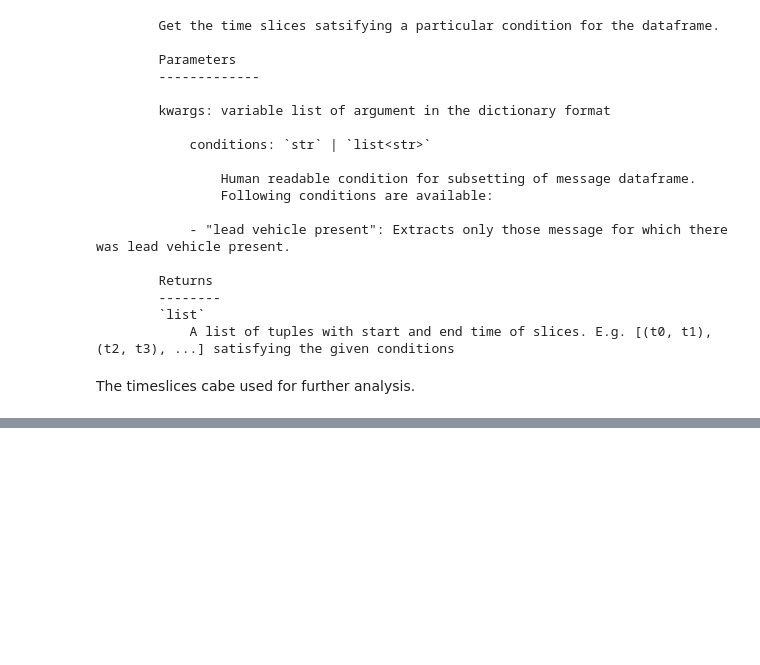
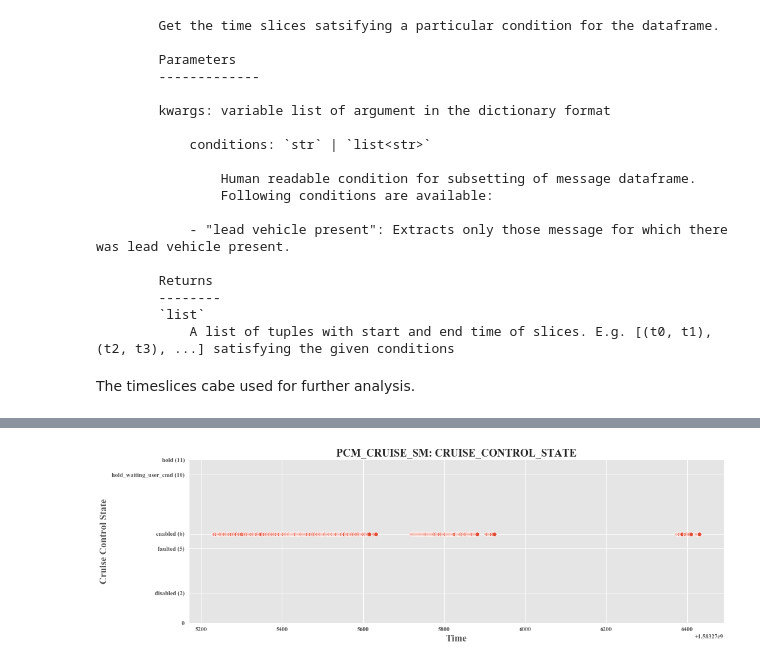
Before and after one commit to jmscslgroup/strym, a Jupyter notebook: notebook/Dataframe subsetting and slicing.ipynb, the cells around one changed output, grey strips where cells are left out. Drawn from its saved outputs; the diff is of its cells as text; code cells hidden in the pictures; blank space fills up the shorter version.

```diff
--- a/notebook/Dataframe subsetting and slicing.ipynb
+++ b/notebook/Dataframe subsetting and slicing.ipynb
@@ -154,0 +210,6 @@ timeslices
+# %%
+r_new = copy.deepcopy(r0)
+r_new.dataframe = subset
+cruise = r_new.acc_state()
+# %% [output]
+[figure, added]
```
Also changed, not shown: parts of 13 cells of this notebook.
